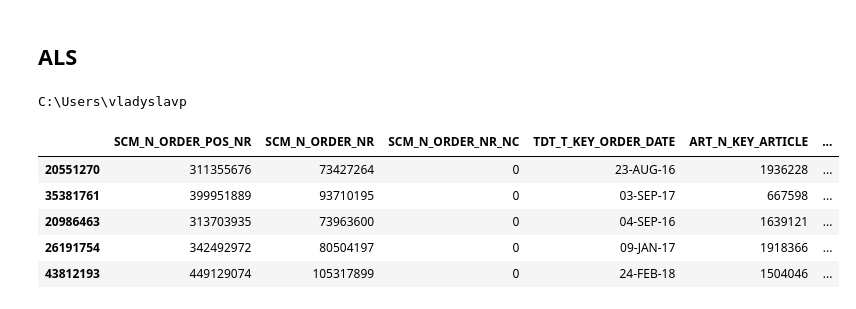
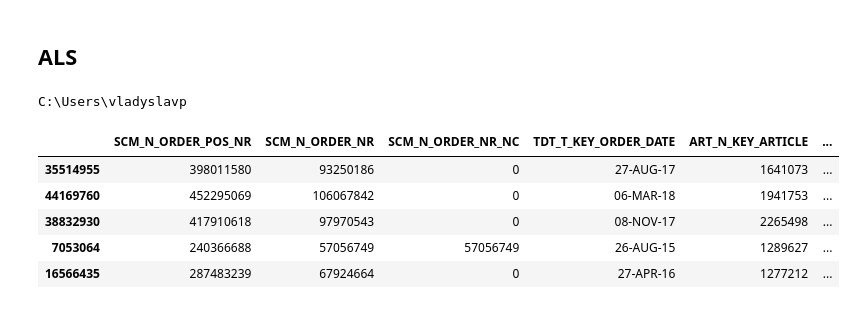
Before and after one commit to VladPrytula/RecommenderSystems, a Jupyter notebook: V1 from blog.ipynb, the cells around one changed output. Cells and saved outputs as stored; diff of their text form; code cells hidden in the pictures.

```diff
--- a/V1 from blog.ipynb
+++ b/V1 from blog.ipynb
@@ -166,15 +129,15 @@ C:\Users\vladyslavp
 raw_df = pd.read_csv('cat_de_3year.csv', encoding = "utf-8")#, nrows = 100000)
 # %%
 ## to start let us take a sample of our data
-sample_df = raw_df.sample(800000)
+sample_df = raw_df.sample(5000000)
 sample_df.head()
 # %% [output]
 |  | SCM_N_ORDER_POS_NR | SCM_N_ORDER_NR | SCM_N_ORDER_NR_NC | TDT_T_KEY_ORDER_DATE | ART_N_KEY_ARTICLE | ... |
-| 20551270 | 311355676 | 73427264 | 0 | 23-AUG-16 | 1936228 | ... |
-| 35381761 | 399951889 | 93710195 | 0 | 03-SEP-17 | 667598 | ... |
-| 20986463 | 313703935 | 73963600 | 0 | 04-SEP-16 | 1639121 | ... |
-| 26191754 | 342492972 | 80504197 | 0 | 09-JAN-17 | 1918366 | ... |
-| 43812193 | 449129074 | 105317899 | 0 | 24-FEB-18 | 1504046 | ... |
+| 35514955 | 398011580 | 93250186 | 0 | 27-AUG-17 | 1641073 | ... |
+| 44169760 | 452295069 | 106067842 | 0 | 06-MAR-18 | 1941753 | ... |
+| 38832930 | 417910618 | 97970543 | 0 | 08-NOV-17 | 2265498 | ... |
+| 7053064 | 240366688 | 57056749 | 57056749 | 26-AUG-15 | 1289627 | ... |
+| 16566435 | 287483239 | 67924664 | 0 | 27-APR-16 | 1277212 | ... |
 # %%
 sample_df.drop(['SCM_N_ORDER_POS_NR','SCM_N_ORDER_NR_NC', 'SCM_N_ORDER_NR_NC', 'PPR_N_KEY_PHYS_PRODUCT', 'SCM_N_ORDER_NR', 'ART_N_KEY_ARTICLE','PPR_N_PHY_ARTICLE_ID'], axis=1, inplace=True)
 sample_df.head()
```
Also changed, not shown: parts of 19 cells of this notebook.
